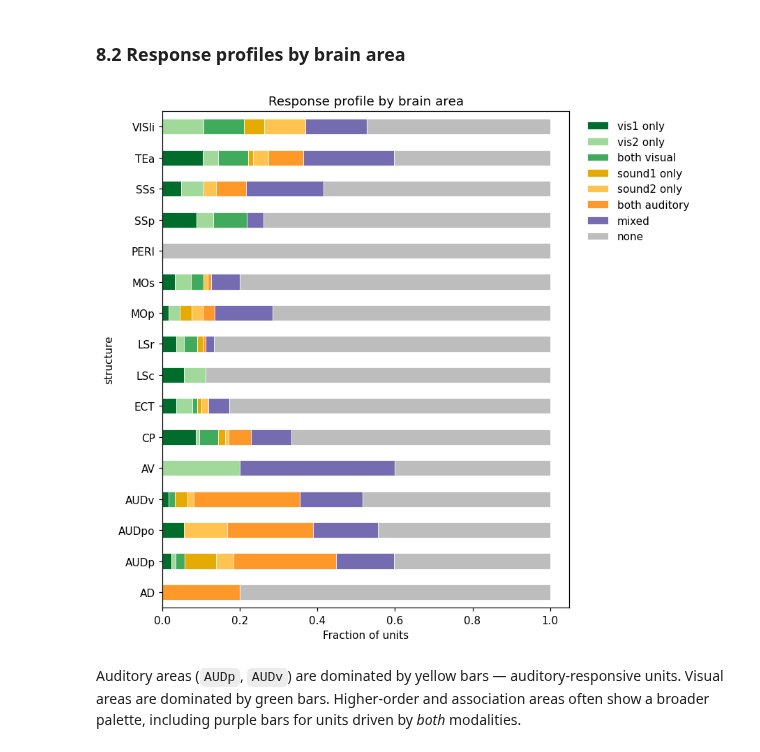
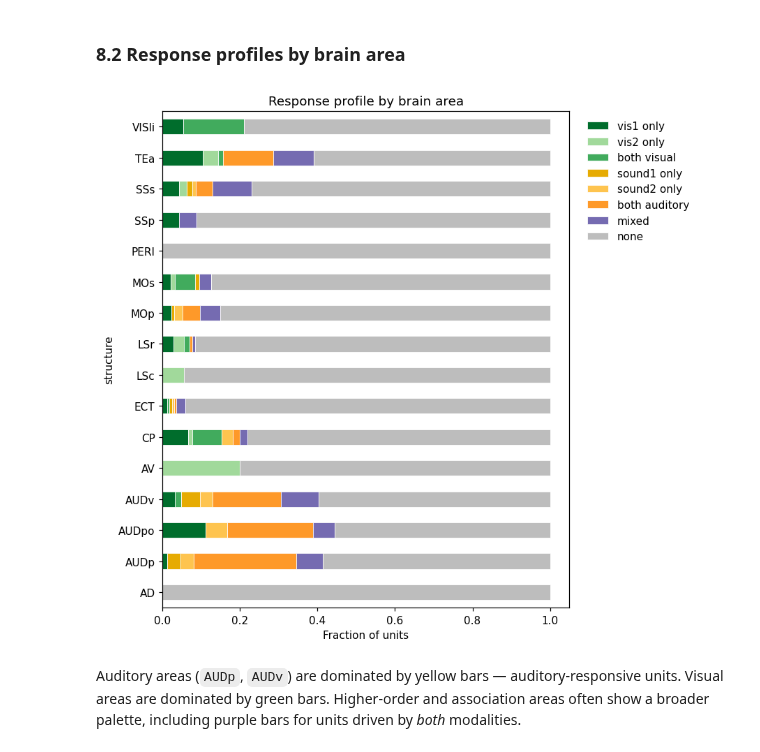
Before and after one commit to leesuyee/dynamic-routing-tutorials, a Jupyter notebook: code/Intro-Tutorial.ipynb, the cells around one changed output. Drawn from its saved outputs; the diff is of its cells as text; code cells hidden in the pictures.

```diff
--- a/code/Intro-Tutorial.ipynb
+++ b/code/Intro-Tutorial.ipynb
@@ -545,0 +557,9 @@ for stim in ['vis1', 'vis2', 'sound1', 'sound2']:
+# %%
+alpha = 0.05
+
+print(f'{unit_id} ({area}):')
+for stim in ['vis1', 'vis2', 'sound1', 'sound2']:
+    event_times = trials.loc[trials['stim_name'] == stim, 'stim_start_time'].to_numpy()
+    t_stat, p_value = responsiveness_test(spike_times, event_times)
+    responsive = (t_stat > 0) and (p_value < alpha)
+    print(f'  {stim:>4}   responsive = {str(responsive):5s}   p = {p_value:.2g}')
@@ -602,0 +659,25 @@ dtype: int64
+# %%
+STIM_MODALITY = {'vis1': 'vis', 'vis2': 'vis', 'sound1': 'aud', 'sound2': 'aud'}
+
+def label_responsive_set(stims_responded_to):
+    """Turn a unit's set of responsive stimuli into a readable category."""
+    if not stims_responded_to:
+        return 'none'
+    modalities = {STIM_MODALITY[s] for s in stims_responded_to}
+    only_stim = next(iter(stims_responded_to))
+    if modalities == {'vis'}:
+        return 'both visual' if len(stims_responded_to) == 2 else f'{only_stim} only'
+    if modalities == {'aud'}:
+        return 'both auditory' if len(stims_responded_to) == 2 else f'{only_stim} only'
+    return 'mixed'
+
+
+# Reshape to one row per unit, one column per stimulus
+responsive_wide = (unit_stim_tests
+                    .pivot(index=['unit_id', 'structure'], columns='stim', values='responsive')
+                    .reset_index())
+
+responsive_wide['label'] = responsive_wide.apply(
+    lambda row: label_responsive_set({s for s in STIM_MODALITY if row[s]}), axis=1
+)
+responsive_wide['label'].value_counts()
@@ -623,34 +700,31 @@ classification
 # %%
 label_order = [
     'vis1 only', 'vis2 only', 'both visual',
     'sound1 only', 'sound2 only', 'both auditory',
     'mixed', 'none',
 ]
 
 label_colors = [
     '#006d2c', '#a1d99b', '#41ab5d',   # visual categories (greens)
     '#e6ab02', '#fec44f', '#fe9929',   # auditory categories (yellows/ambers)
     '#756bb1', '#bdbdbd',              # mixed (purple), none (gray)
 ]
 
-# Fraction of each label per structure (keep areas with ≥ 3 units).
-by_area = (classification.groupby(['structure', 'label']).size()
-                         .unstack(fill_value=0))
+by_area = (responsive_wide.groupby(['structure', 'label']).size()
+                          .unstack(fill_value=0))
 by_area = by_area.loc[by_area.sum(axis=1) >= 3]
 by_area = by_area.div(by_area.sum(axis=1), axis=0)
 by_area = by_area.reindex(columns=label_order, fill_value=0)
 
-by_area.plot(kind='barh', stacked=True,
-             figsize=(8, 0.4 * len(by_area) + 1),
-             color=label_colors,
-             edgecolor='white', linewidth=0.5)
+by_area.plot(kind='barh', stacked=True, figsize=(8, 0.4 * len(by_area) + 1),
+             color=label_colors, edgecolor='white', linewidth=0.5)
 plt.xlabel('Fraction of units')
 plt.title('Response profile by brain area')
 plt.legend(bbox_to_anchor=(1.02, 1), loc='upper left', frameon=False)
 plt.tight_layout()
 plt.show()
 # %% [output]
-[figure, old version]
+[figure, new version]
 # %% [markdown]
 Auditory areas (`AUDp`, `AUDv`) are dominated by yellow bars — auditory-responsive units. Visual areas are dominated by green bars. Higher-order and association areas often show a broader palette, including purple bars for units driven by *both* modalities.
 # %% [markdown]
```
Also changed, not shown: parts of 32 cells of this notebook.
